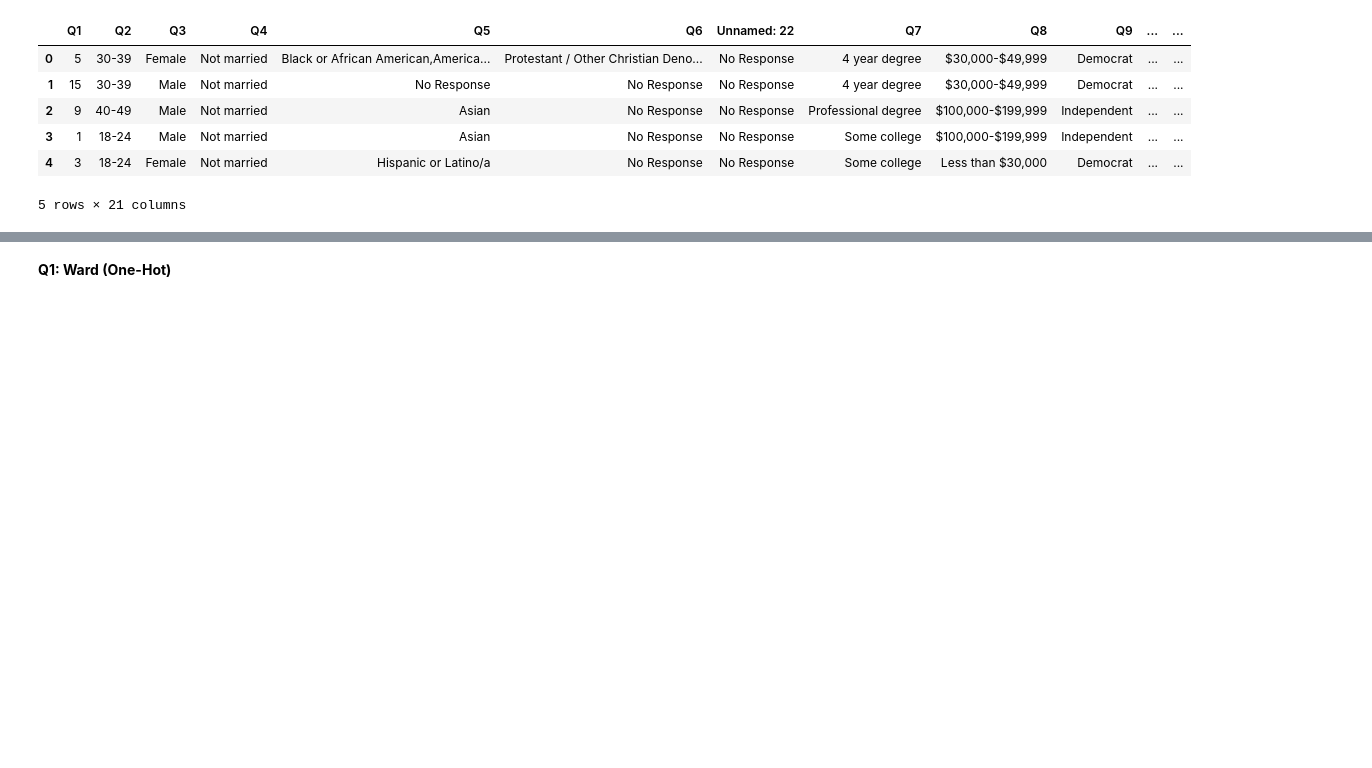
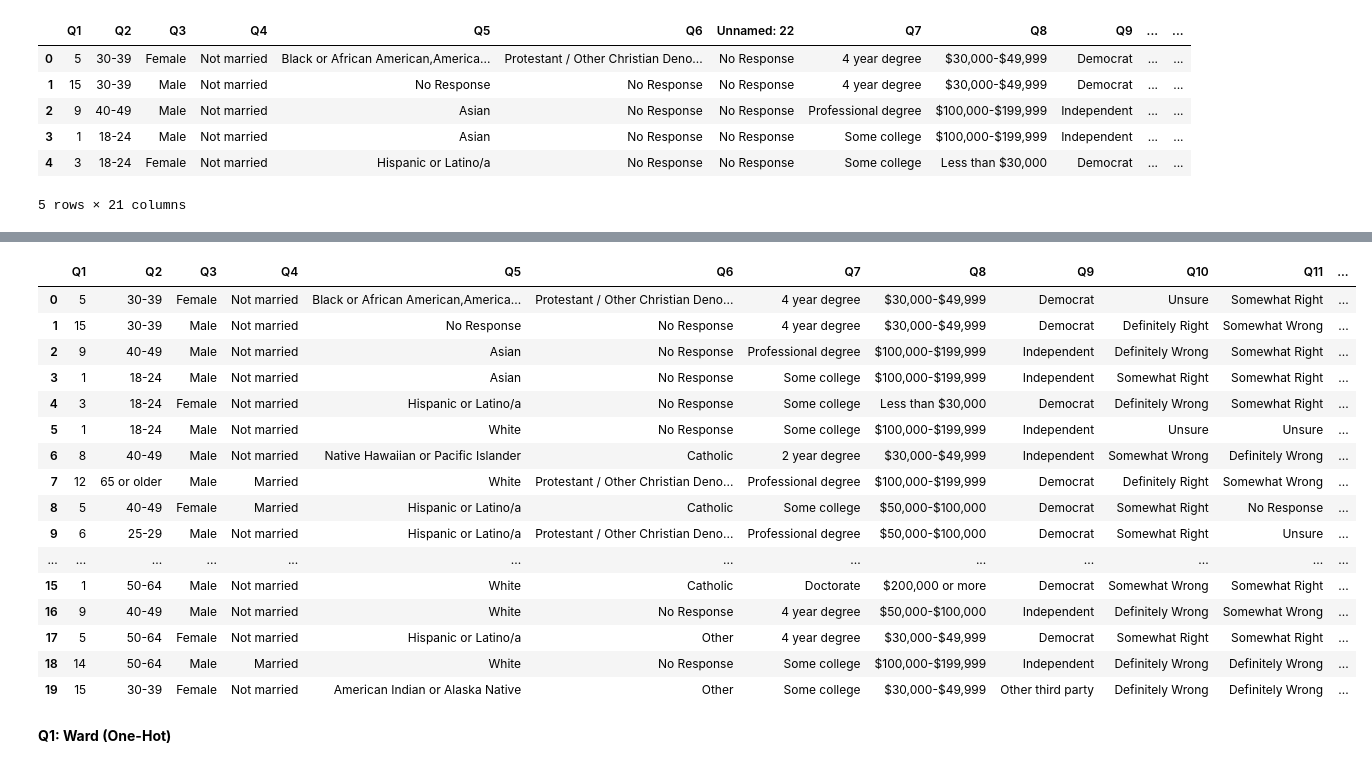
Before and after one commit to samdeet-khan/RI-Voting-Models, a Jupyter notebook: pj1_same_day_registration/notebooks/data_cleaning.ipynb, the cells around one changed output, grey strips where cells are left out. Drawn from its saved outputs; the diff is of its cells as text; code cells hidden in the pictures; blank space fills up the shorter version.

```diff
--- a/pj1_same_day_registration/notebooks/data_cleaning.ipynb
+++ b/pj1_same_day_registration/notebooks/data_cleaning.ipynb
@@ -51,0 +41,4 @@ df.head(5)
+# %%
+# If there is an unwanted column named 'Unnamed: 22', drop it
+if 'Unnamed: 22' in df.columns:
+    df = df.drop('Unnamed: 22', axis=1)
@@ -80,2 +99,22 @@ freq                                350         335         191
+# %%
+df.head(20)
+# %% [output]
+|  | Q1 | Q2 | Q3 | Q4 | Q5 | Q6 | Q7 | Q8 | Q9 | Q10 | Q11 | ... |
+| 0 | 5 | 30-39 | Female | Not married | Black or African American,America... | Protestant / Other Christian Deno... | 4 year degree | $30,000-$49,999 | Democrat | Unsure | Somewhat Right | ... |
+| 1 | 15 | 30-39 | Male | Not married | No Response | No Response | 4 year degree | $30,000-$49,999 | Democrat | Definitely Right | Somewhat Wrong | ... |
+| 2 | 9 | 40-49 | Male | Not married | Asian | No Response | Professional degree | $100,000-$199,999 | Independent | Definitely Wrong | Somewhat Right | ... |
+| 3 | 1 | 18-24 | Male | Not married | Asian | No Response | Some college | $100,000-$199,999 | Independent | Somewhat Right | Somewhat Right | ... |
+| 4 | 3 | 18-24 | Female | Not married | Hispanic or Latino/a | No Response | Some college | Less than $30,000 | Democrat | Definitely Wrong | Somewhat Right | ... |
+| 5 | 1 | 18-24 | Male | Not married | White | No Response | Some college | $100,000-$199,999 | Independent | Unsure | Unsure | ... |
+| 6 | 8 | 40-49 | Male | Not married | Native Hawaiian or Pacific Islander | Catholic | 2 year degree | $30,000-$49,999 | Independent | Somewhat Wrong | Definitely Wrong | ... |
+| 7 | 12 | 65 or older | Male | Married | White | Protestant / Other Christian Deno... | Professional degree | $100,000-$199,999 | Democrat | Definitely Right | Somewhat Wrong | ... |
+| 8 | 5 | 40-49 | Female | Married | Hispanic or Latino/a | Catholic | Some college | $50,000-$100,000 | Democrat | Somewhat Right | No Response | ... |
+| 9 | 6 | 25-29 | Male | Not married | Hispanic or Latino/a | Protestant / Other Christian Deno... | Professional degree | $50,000-$100,000 | Democrat | Somewhat Right | Unsure | ... |
+| ... | ... | ... | ... | ... | ... | ... | ... | ... | ... | ... | ... | ... |
+| 15 | 1 | 50-64 | Male | Not married | White | Catholic | Doctorate | $200,000 or more | Democrat | Somewhat Wrong | Somewhat Right | ... |
+| 16 | 9 | 40-49 | Male | Not married | White | No Response | 4 year degree | $50,000-$100,000 | Independent | Definitely Wrong | Somewhat Wrong | ... |
+| 17 | 5 | 50-64 | Female | Not married | Hispanic or Latino/a | Other | 4 year degree | $30,000-$49,999 | Democrat | Somewhat Right | Somewhat Right | ... |
+| 18 | 14 | 50-64 | Male | Married | White | No Response | Some college | $100,000-$199,999 | Independent | Definitely Wrong | Definitely Wrong | ... |
+| 19 | 15 | 30-39 | Female | Not married | American Indian or Alaska Native | Other | Some college | $30,000-$49,999 | Other third party | Definitely Wrong | Definitely Wrong | ... |
 # %% [markdown]
 **Q1: Ward (One-Hot)**
```
Also changed, not shown: parts of 71 cells of this notebook, 3 other files.
